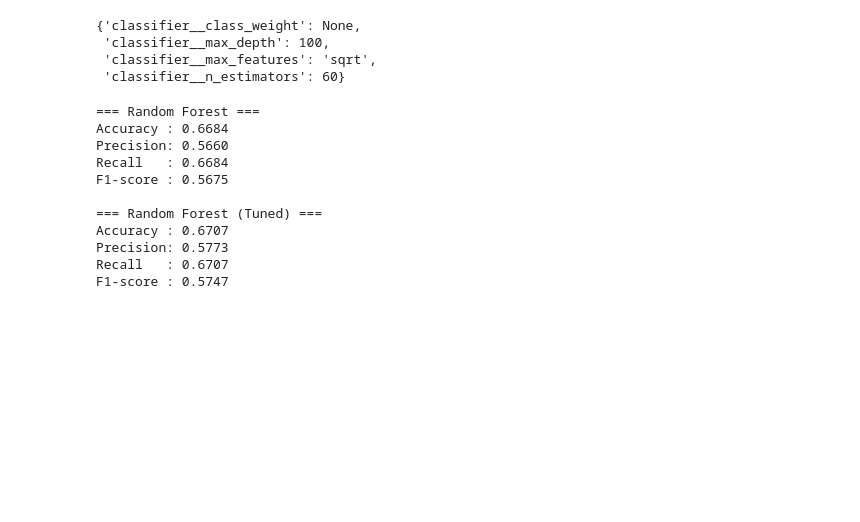
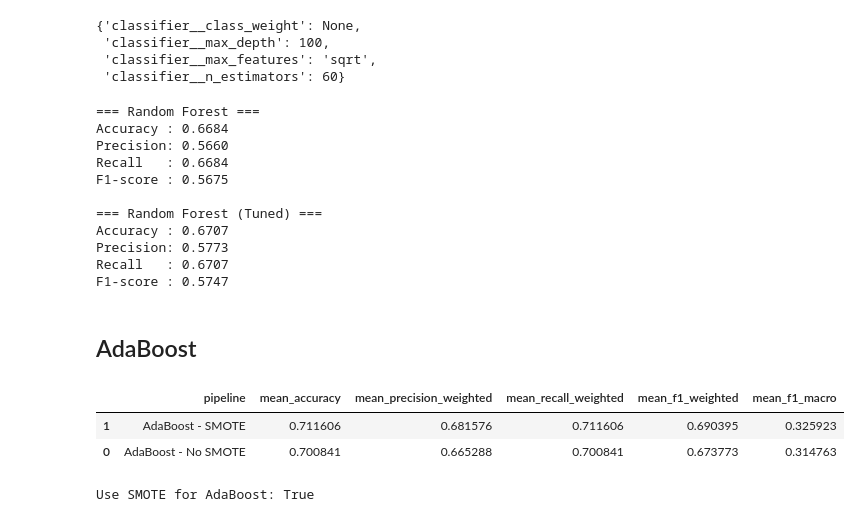
Before and after one commit to ncsalam/Animal-Health-Incidents-ML-, a Jupyter notebook: CSC522_Final_Project.ipynb, the cells around one changed output. Drawn from its saved outputs; the diff is of its cells as text; code cells hidden in the pictures; blank space fills up the shorter version.

```diff
--- a/CSC522_Final_Project.ipynb
+++ b/CSC522_Final_Project.ipynb
@@ -1011,3 +1004,5 @@ Accuracy : 0.6707
 Precision: 0.5773
 Recall   : 0.6707
 F1-score : 0.5747
+# %% [markdown]
+## AdaBoost
@@ -1013,0 +1038,53 @@ F1-score : 0.5747
+# %%
+# 5-fold CV for SMOTE vs. no SMOTE
+ada_no_smote_perf = cross_validate(
+    ada_no_smote_pipeline,
+    X_train,
+    y_train,
+    cv=k_fold,
+    scoring=scoring_metrics,
+    n_jobs=-1
+)
+
+ada_smote_perf = cross_validate(
+    ada_smote_pipeline,
+    X_train,
+    y_train,
+    cv=k_fold,
+    scoring=scoring_metrics,
+    n_jobs=-1
+)
+# %%
+# Create Table
+ada_experiment_1_results = pd.DataFrame([
+    {
+        'pipeline': 'AdaBoost - No SMOTE',
+        'mean_accuracy': pd.DataFrame(ada_no_smote_perf)['test_accuracy'].mean(),
+        'mean_precision_weighted': pd.DataFrame(ada_no_smote_perf)['test_precision_weighted'].mean(),
+        'mean_recall_weighted': pd.DataFrame(ada_no_smote_perf)['test_recall_weighted'].mean(),
+        'mean_f1_weighted': pd.DataFrame(ada_no_smote_perf)['test_f1_weighted'].mean(),
+        'mean_f1_macro': pd.DataFrame(ada_no_smote_perf)['test_f1_macro'].mean()
+    },
+    {
+        'pipeline': 'AdaBoost - SMOTE',
+        'mean_accuracy': pd.DataFrame(ada_smote_perf)['test_accuracy'].mean(),
+        'mean_precision_weighted': pd.DataFrame(ada_smote_perf)['test_precision_weighted'].mean(),
+        'mean_recall_weighted': pd.DataFrame(ada_smote_perf)['test_recall_weighted'].mean(),
+        'mean_f1_weighted': pd.DataFrame(ada_smote_perf)['test_f1_weighted'].mean(),
+        'mean_f1_macro': pd.DataFrame(ada_smote_perf)['test_f1_macro'].mean()
+    }
+])
+
+display(ada_experiment_1_results.sort_values('mean_f1_macro', ascending=False))
+
+use_smote_for_ada = (
+    pd.DataFrame(ada_smote_perf)['test_f1_macro'].mean() >
+    pd.DataFrame(ada_no_smote_perf)['test_f1_macro'].mean()
+)
+
+print("Use SMOTE for AdaBoost:", use_smote_for_ada)
+# %% [output]
+|  | pipeline | mean_accuracy | mean_precision_weighted | mean_recall_weighted | mean_f1_weighted | mean_f1_macro |
+| 1 | AdaBoost - SMOTE | 0.711606 | 0.681576 | 0.711606 | 0.690395 | 0.325923 |
+| 0 | AdaBoost - No SMOTE | 0.700841 | 0.665288 | 0.700841 | 0.673773 | 0.314763 |
+Use SMOTE for AdaBoost: True
```
Also changed, not shown: parts of 15 cells of this notebook.
